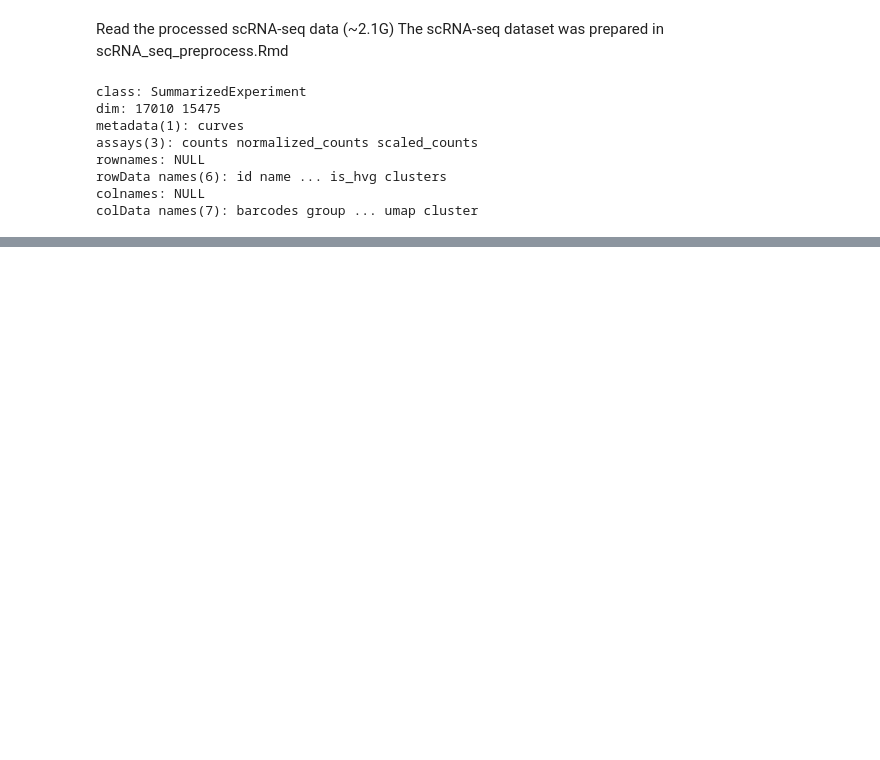
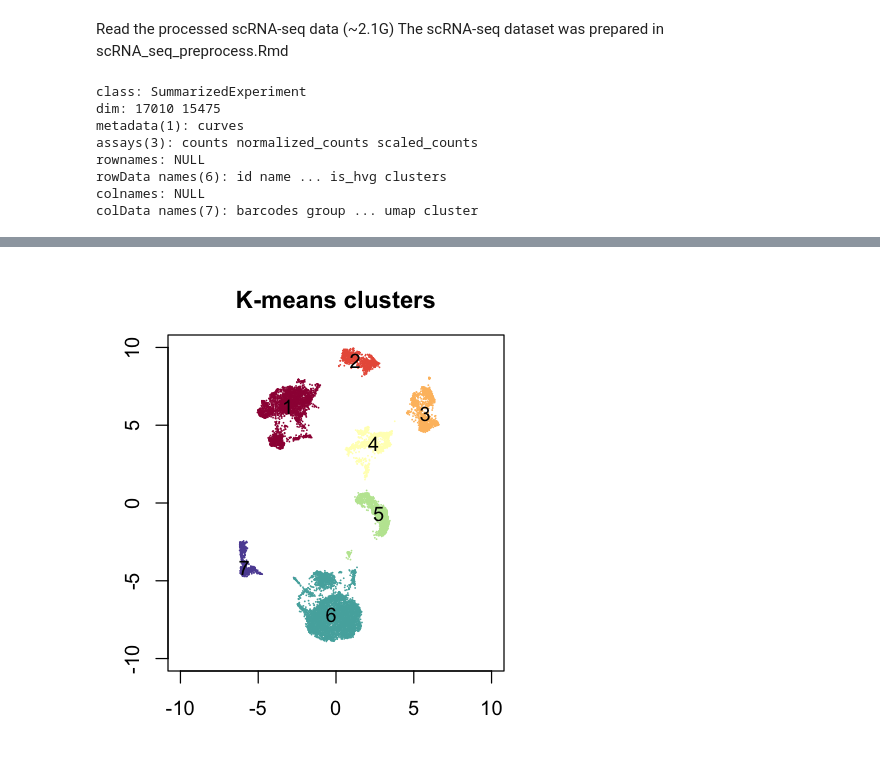
Before and after one commit to gongx030/Etv2_pioneer, a Jupyter notebook: scRNA_seq_analysis.ipynb, the cells around one changed output, grey strips where cells are left out. Saved outputs shown, nothing was run; the diff lists cells and outputs as text; code cells hidden in the pictures; blank space fills up the shorter version.

```diff
--- a/scRNA_seq_analysis.ipynb
+++ b/scRNA_seq_analysis.ipynb
@@ -44,0 +49,8 @@ colData names(7): barcodes group ... umap cluster
+# %%
+colData(se)$group <- colData(se)$group %>% factor(c('MEF_Dox_D1', 'MEF_NoDox', 'MEF_Dox_D2', 'MEF_Dox_D7a', 'MEF_Dox_D7b'))
+se
+set.seed(1)
+cls <- kmeans(colData(se)$umap, n_cluster, nstart = 100)$cluster
+table(cls, colData(se)$group)
+cls <- as.numeric(factor(cls, c(4,5,3,2,1,7,6)))
+table(cls, colData(se)$group)
@@ -44,0 +82,22 @@ colData names(7): barcodes group ... umap cluster
+# %%
+colData(se)$cluster <- cls
+group2bg <- c(
+   'MEF_Dox_D1' = 'black',
+   'MEF_NoDox' = 'blue',
+   'MEF_Dox_D2' = 'purple',
+   'MEF_Dox_D7a' = 'red',
+   'MEF_Dox_D7b' = 'pink'
+ )
+options(repr.plot.width=4, repr.plot.height=4)
+par(mar = c(3, 3, 3, 3))
+plot(
+   colData(se)$umap,
+   col = colorRampPalette(brewer.pal(11,'Spectral'))(n_cluster)[colData(se)$cluster],
+   pch = 16, asp = 1, cex = 0.2,
+   main = 'K-means clusters', xlab = '', ylab = '',
+   xlim = c(-10, 10), ylim = c(-10, 10)
+)
+y_centers <- do.call('rbind', lapply(1:n_cluster, function(i) apply(colData(se)$umap[colData(se)$cluster == i, ], 2, median)))
+text(y_centers[, 1], y_centers[, 2], 1:n_cluster, cex = 1)
+# %% [output]
+[figure, added]
```
Also changed, not shown: parts of 17 cells of this notebook.
